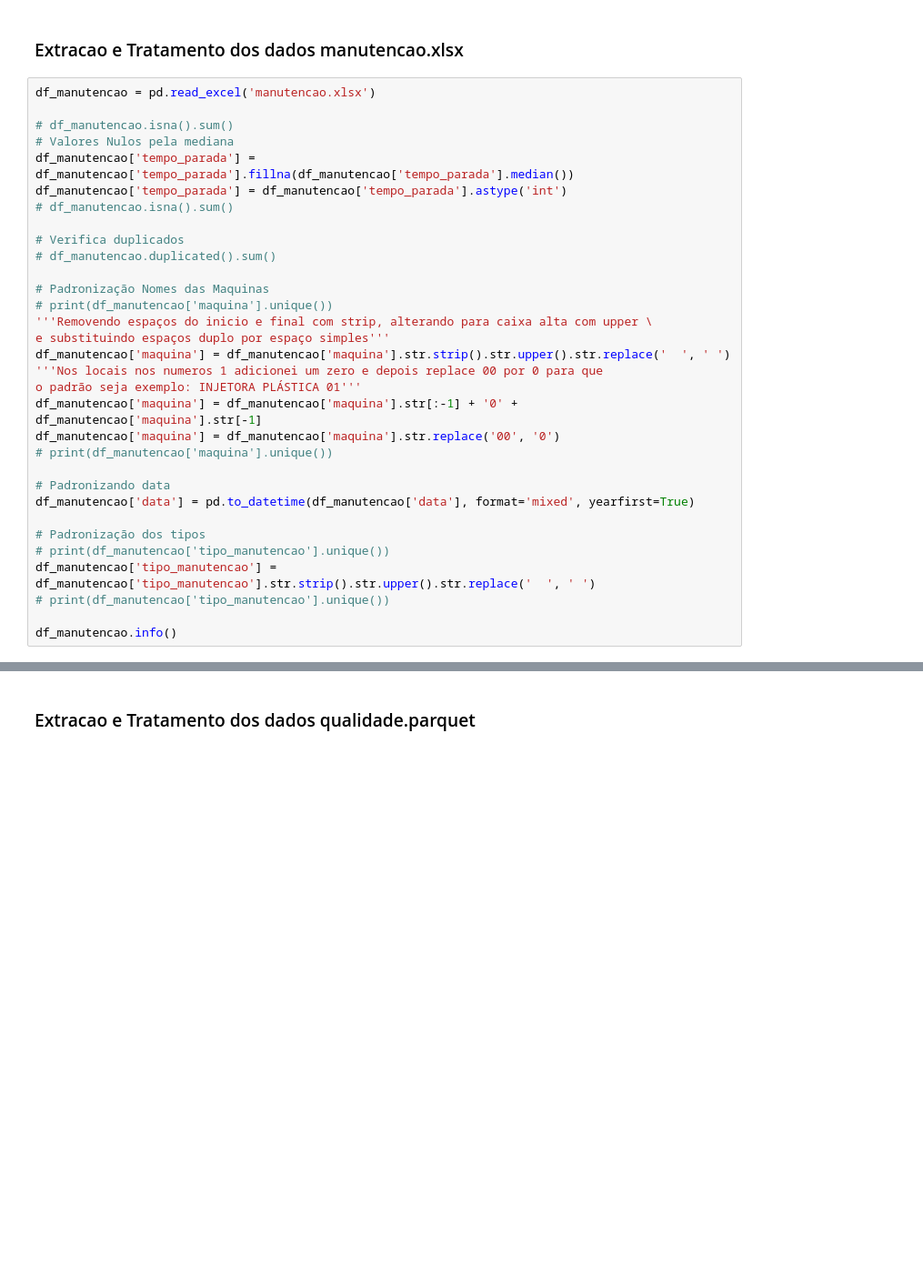
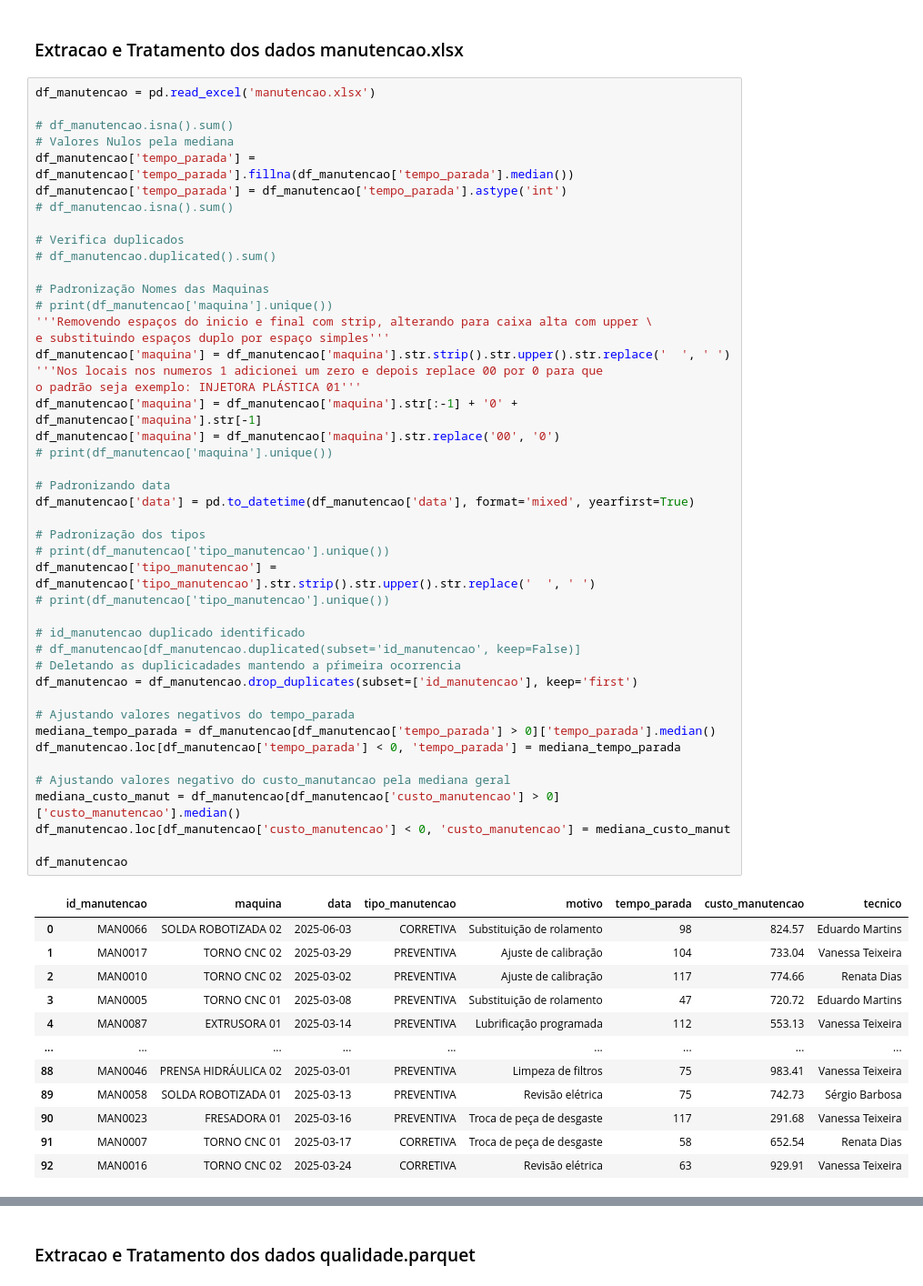
Before and after one commit to cirobezerradev/projeto-tecfor-industrial, a Jupyter notebook: Análise_de_Dados_Industriais.ipynb, the cells around one changed output, grey strips where cells are left out. Shown at 91% size. Cells and saved outputs as stored; diff of their text form; blank space fills up the shorter version.

```diff
--- a/Análise_de_Dados_Industriais.ipynb
+++ b/Análise_de_Dados_Industriais.ipynb
@@ -180,31 +180,56 @@ df_manutencao = pd.read_excel('manutencao.xlsx')
 
 # df_manutencao.isna().sum()
 # Valores Nulos pela mediana
 df_manutencao['tempo_parada'] = df_manutencao['tempo_parada'].fillna(df_manutencao['tempo_parada'].median())
 df_manutencao['tempo_parada'] = df_manutencao['tempo_parada'].astype('int')
 # df_manutencao.isna().sum()
 
 # Verifica duplicados
 # df_manutencao.duplicated().sum()
 
 # Padronização Nomes das Maquinas
 # print(df_manutencao['maquina'].unique())
 '''Removendo espaços do inicio e final com strip, alterando para caixa alta com upper \
 e substituindo espaços duplo por espaço simples'''
 df_manutencao['maquina'] = df_manutencao['maquina'].str.strip().str.upper().str.replace('  ', ' ')
 '''Nos locais nos numeros 1 adicionei um zero e depois replace 00 por 0 para que
 o padrão seja exemplo: INJETORA PLÁSTICA 01'''
 df_manutencao['maquina'] = df_manutencao['maquina'].str[:-1] + '0' + df_manutencao['maquina'].str[-1]
 df_manutencao['maquina'] = df_manutencao['maquina'].str.replace('00', '0')
 # print(df_manutencao['maquina'].unique())
 
 # Padronizando data
 df_manutencao['data'] = pd.to_datetime(df_manutencao['data'], format='mixed', yearfirst=True)
 
 # Padronização dos tipos
 # print(df_manutencao['tipo_manutencao'].unique())
 df_manutencao['tipo_manutencao'] = df_manutencao['tipo_manutencao'].str.strip().str.upper().str.replace('  ', ' ')
 # print(df_manutencao['tipo_manutencao'].unique())
 
-df_manutencao.info()
+# id_manutencao duplicado identificado
+# df_manutencao[df_manutencao.duplicated(subset='id_manutencao', keep=False)]
+# Deletando as duplicicadades mantendo a pŕimeira ocorrencia
+df_manutencao = df_manutencao.drop_duplicates(subset=['id_manutencao'], keep='first')
+
+# Ajustando valores negativos do tempo_parada
+mediana_tempo_parada = df_manutencao[df_manutencao['tempo_parada'] > 0]['tempo_parada'].median()
+df_manutencao.loc[df_manutencao['tempo_parada'] < 0, 'tempo_parada'] = mediana_tempo_parada
+
+# Ajustando valores negativo do custo_manutancao pela mediana geral
+mediana_custo_manut = df_manutencao[df_manutencao['custo_manutencao'] > 0]['custo_manutencao'].median()
+df_manutencao.loc[df_manutencao['custo_manutencao'] < 0, 'custo_manutencao'] = mediana_custo_manut
+
+df_manutencao
 # %% [output]
+|  | id_manutencao | maquina | data | tipo_manutencao | motivo | tempo_parada | custo_manutencao | tecnico |
+| 0 | MAN0066 | SOLDA ROBOTIZADA 02 | 2025-06-03 | CORRETIVA | Substituição de rolamento | 98 | 824.57 | Eduardo Martins |
+| 1 | MAN0017 | TORNO CNC 02 | 2025-03-29 | PREVENTIVA | Ajuste de calibração | 104 | 733.04 | Vanessa Teixeira |
+| 2 | MAN0010 | TORNO CNC 02 | 2025-03-02 | PREVENTIVA | Ajuste de calibração | 117 | 774.66 | Renata Dias |
+| 3 | MAN0005 | TORNO CNC 01 | 2025-03-08 | PREVENTIVA | Substituição de rolamento | 47 | 720.72 | Eduardo Martins |
+| 4 | MAN0087 | EXTRUSORA 01 | 2025-03-14 | PREVENTIVA | Lubrificação programada | 112 | 553.13 | Vanessa Teixeira |
+| ... | ... | ... | ... | ... | ... | ... | ... | ... |
+| 88 | MAN0046 | PRENSA HIDRÁULICA 02 | 2025-03-01 | PREVENTIVA | Limpeza de filtros | 75 | 983.41 | Vanessa Teixeira |
+| 89 | MAN0058 | SOLDA ROBOTIZADA 01 | 2025-03-13 | PREVENTIVA | Revisão elétrica | 75 | 742.73 | Sérgio Barbosa |
+| 90 | MAN0023 | FRESADORA 01 | 2025-03-16 | PREVENTIVA | Troca de peça de desgaste | 117 | 291.68 | Vanessa Teixeira |
+| 91 | MAN0007 | TORNO CNC 01 | 2025-03-17 | CORRETIVA | Troca de peça de desgaste | 58 | 652.54 | Renata Dias |
+| 92 | MAN0016 | TORNO CNC 02 | 2025-03-24 | CORRETIVA | Revisão elétrica | 63 | 929.91 | Vanessa Teixeira |
```
Also changed, not shown: parts of 2 cells of this notebook.
